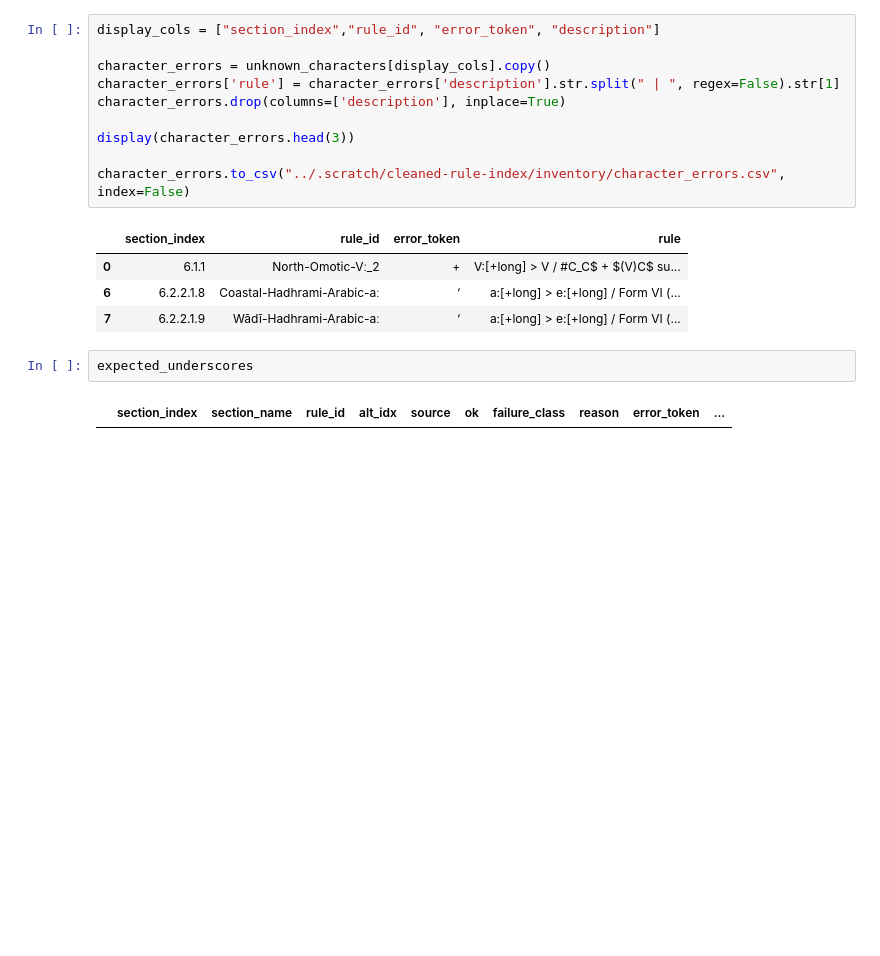
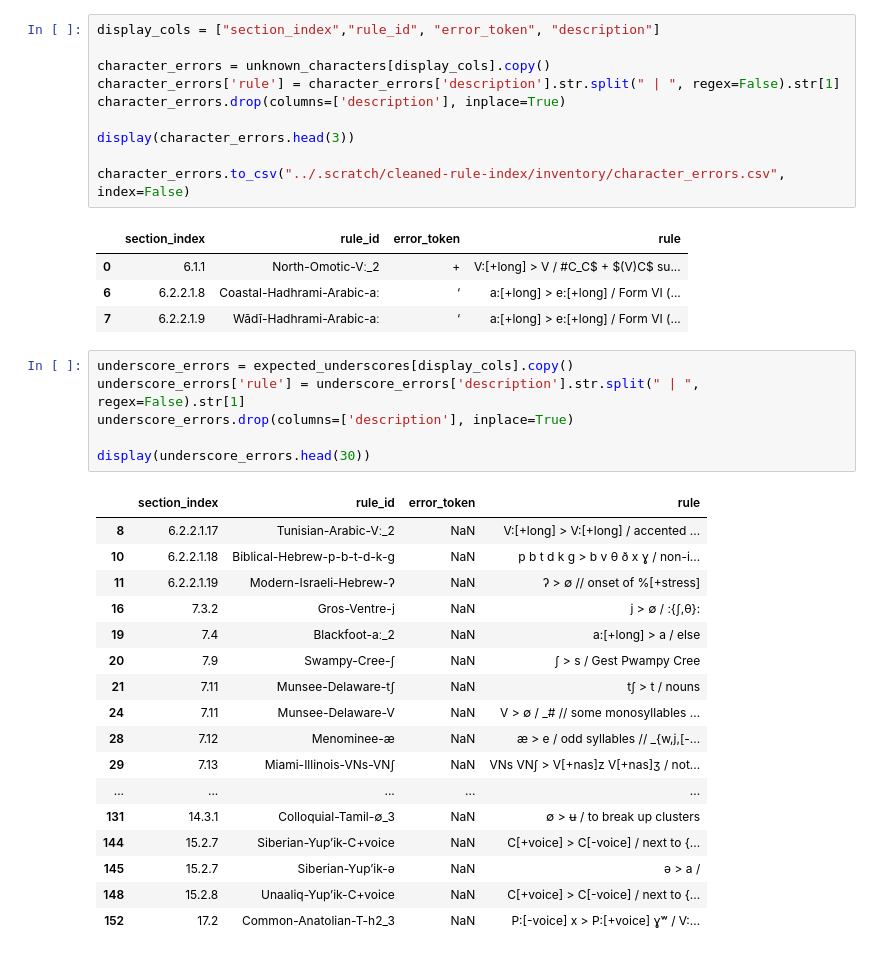
Before and after one commit to Pappa/conlanger, a Jupyter notebook: notebooks/06_01_analyse_index_errors.ipynb, the cells around one changed output. Saved outputs shown, nothing was run; the diff lists cells and outputs as text; blank space fills up the shorter version.

```diff
--- a/notebooks/06_01_analyse_index_errors.ipynb
+++ b/notebooks/06_01_analyse_index_errors.ipynb
@@ -68,6 +71,26 @@ character_errors.to_csv("../.scratch/cleaned-rule-index/inventory/character_erro
 | 6 | 6.2.2.1.8 | Coastal-Hadhrami-Arabic-aː | ‘ | a:[+long] > e:[+long] / Form VI (... |
 | 7 | 6.2.2.1.9 | Wādı̄-Hadhrami-Arabic-aː | ‘ | a:[+long] > e:[+long] / Form VI (... |
 # %%
-expected_underscores
+underscore_errors = expected_underscores[display_cols].copy()
+underscore_errors['rule'] = underscore_errors['description'].str.split(" | ", regex=False).str[1]
+underscore_errors.drop(columns=['description'], inplace=True)
+
+display(underscore_errors.head(30))
 # %% [output]
-|  | section_index | section_name | rule_id | alt_idx | source | ok | failure_class | reason | error_token | ... |
+|  | section_index | rule_id | error_token | rule |
+| 8 | 6.2.2.1.17 | Tunisian-Arabic-Vː_2 | NaN | V:[+long] > V:[+long] / accented ... |
+| 10 | 6.2.2.1.18 | Biblical-Hebrew-p-b-t-d-k-ɡ | NaN | p b t d k ɡ > b v θ ð x ɣ / non-i... |
+| 11 | 6.2.2.1.19 | Modern-Israeli-Hebrew-ʔ | NaN | ʔ > ∅ // onset of %[+stress] |
+| 16 | 7.3.2 | Gros-Ventre-j | NaN | j > ∅ / :{ʃ,θ}: |
+| 19 | 7.4 | Blackfoot-aː_2 | NaN | a:[+long] > a / else |
+| 20 | 7.9 | Swampy-Cree-ʃ | NaN | ʃ > s / Gest Pwampy Cree |
+| 21 | 7.11 | Munsee-Delaware-tʃ | NaN | tʃ > t / nouns |
+| 24 | 7.11 | Munsee-Delaware-V | NaN | V > ∅ / _# // some monosyllables ... |
+| 28 | 7.12 | Menominee-æ | NaN | æ > e / odd syllables // _{w,j,[-... |
+| 29 | 7.13 | Miami-Illinois-VNs-VNʃ | NaN | VNs VNʃ > V[+nas]z V[+nas]ʒ / not... |
+| ... | ... | ... | ... | ... |
+| 131 | 14.3.1 | Colloquial-Tamil-∅_3 | NaN | ∅ > ʉ / to break up clusters |
+| 144 | 15.2.7 | Siberian-Yup’ik-C+voice | NaN | C[+voice] > C[-voice] / next to {... |
+| 145 | 15.2.7 | Siberian-Yup’ik-ə | NaN | ə > a / |
+| 148 | 15.2.8 | Unaaliq-Yup’ik-C+voice | NaN | C[+voice] > C[-voice] / next to {... |
+| 152 | 17.2 | Common-Anatolian-T-h2_3 | NaN | P:[-voice] x > P:[+voice] ɣʷ / V:... |
```
Also changed, not shown: parts of 1 cell of this notebook.
